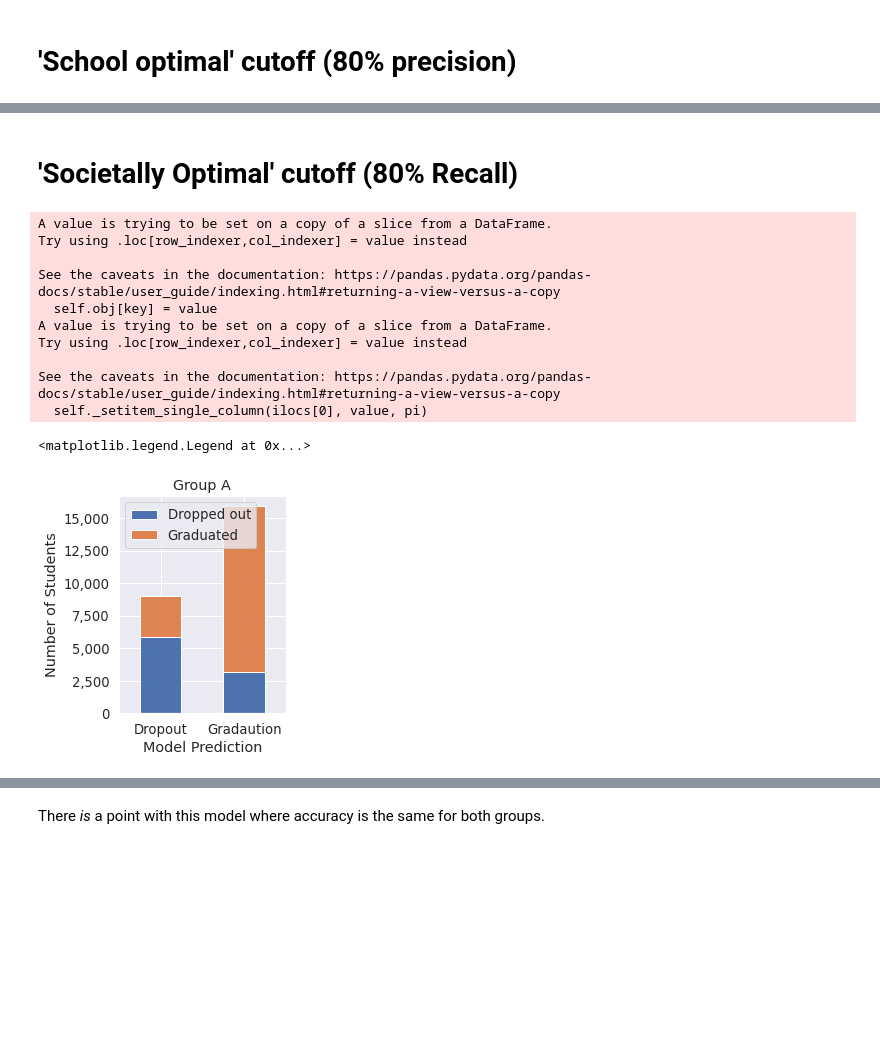
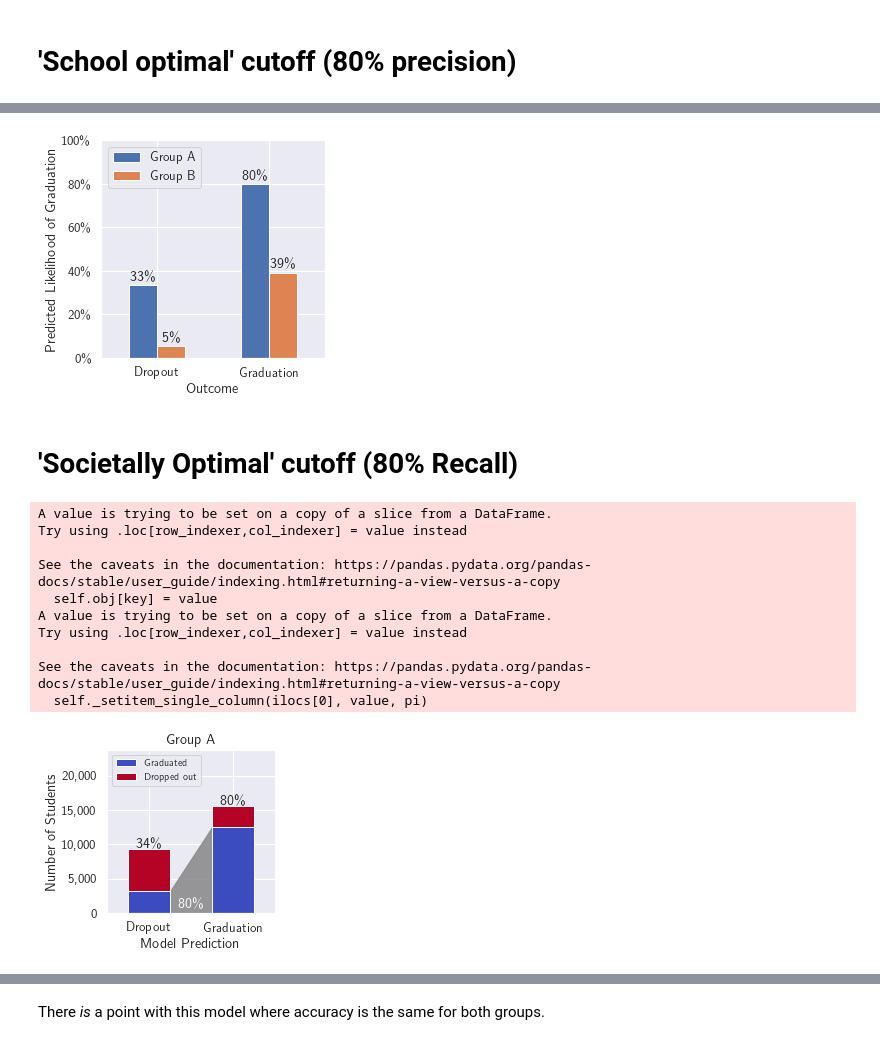
Before and after one commit to Bipartisan-Policy-Center/BPC_MLSeries, a Jupyter notebook: AdmissionsSim/WellSpecified_grad_model.ipynb, the cells around one changed output, grey strips where cells are left out. Drawn from its saved outputs; the diff is of its cells as text; code cells hidden in the pictures; blank space fills up the shorter version.

```diff
--- a/AdmissionsSim/WellSpecified_grad_model.ipynb
+++ b/AdmissionsSim/WellSpecified_grad_model.ipynb
@@ -442,15 +623,0 @@ See the caveats in the documentation: https://pandas.pydata.org/pandas-docs/stab
-# %%
-sns.set(rc={"figure.figsize":(3, 4)})
-sns.set(font_scale=1.2)
-
-hst = hist_datB.set_index('predicted_bin').pivot(columns = 'Actual_Graduation')
-hst.columns = ['Dropped out', 'Graduated']
-ax = hst.plot(kind='bar', stacked = True, legend=None)
-plt.xlabel('Model Prediction')
-plt.ylabel('')
-plt.title('Group B')
-plt.tick_params(labelleft=False)
-ax.set_ylim(0,max_y + max_y*.05)
-
-ax.set_xticklabels(['Dropout', 'Gradaution'])
-plt.xticks(rotation = 0)
@@ -460,43 +704,86 @@ plt.xticks(rotation = 0)
+# %%
+sns.set(rc={"figure.figsize":(4, 4)})
+sns.set(font_scale=1.2, rc={'text.usetex' : True})
+
+avg_grad_p = sim_admission
+avg_grad_p.loc[:,'predicted_graduation'] = avg_grad_p.apply(lambda row: int(row['Predicted_p_Graduation'] > opt_p['threshold'][row['Group']]), axis = 1)
+avg_grad_p = avg_grad_p.groupby(['Group', 'Actual_Graduation'])['predicted_graduation'].mean().apply(lambda x: x*100).reset_index()
+avg_grad_p.columns  = ['Group', 'Outcome', 'Graduation Rate']
+avg_grad_p = avg_grad_p.set_index('Outcome').pivot(columns='Group')
+avg_grad_p.columns = ['Group A', 'Group B']
+avg_grad_p.index = 'Dropout', 'Graduation'
+ax = avg_grad_p.plot(kind = 'bar')
+plt.xticks(rotation = 0)
+plt.legend(loc = 'upper left')
+patches = ax.patches
+for i in range(len(patches)):
+   x = patches[i].get_x() + patches[i].get_width()/2
+   y = patches[i].get_height()+2
+   ax.annotate('{:.0f}\%'.format(patches[i].get_height()), (x, y), ha='center')
+ax.set_ylim(0,100)
+plt.xlabel('Outcome')
+plt.ylabel('Predicted Likelihood of Graduation')
+ax.yaxis.set_major_formatter(ticker.PercentFormatter())
+plt.savefig('Predicted_vs_Actual_on_Outcome_School.png', bbox_inches="tight")
+# %% [output]
+[figure, added]
 # %% [markdown]
 # 'Societally Optimal' cutoff (80% Recall)
 # %%
-sns.set(rc={"figure.figsize":(3, 4)})
-sns.set(font_scale=1.2)
+sns.set(rc={"figure.figsize":(3, 3)})
+sns.set(font_scale=1.2, rc={'text.usetex' : True})
+plt.rc('legend', fontsize=10) #fontsize of the legend
 
 hist_datA = sim_admission[(sim_admission['Group'] == 'A')]
 hist_datA.loc[:,'predicted_bin'] = pd.cut(hist_datA['Predicted_p_Graduation'], bins = [0,opt_r['threshold']['A'],1], right = True)
 hist_datA = hist_datA.groupby('predicted_bin')['Actual_Graduation'].value_counts().rename('counts').to_frame().reset_index()
 
 
 hist_datB = sim_admission[(sim_admission['Group'] == 'B')]
 hist_datB.loc[:,'predicted_bin'] = pd.cut(hist_datB['Predicted_p_Graduation'], bins = [0,opt_r['threshold']['B'],1], right = True)
 hist_datB = hist_datB.groupby('predicted_bin')['Actual_Graduation'].value_counts().rename('counts').to_frame().reset_index()
 
-max_y = max(max(hist_datA.groupby('predicted_bin')['counts'].sum()),
-            max(hist_datB.groupby('predicted_bin')['counts'].sum()))
+# max_y = max(max(hist_datA.groupby('predicted_bin')['counts'].sum()),
+#             max(hist_datB.groupby('predicted_bin')['counts'].sum()))
 
 
 hst = hist_datA.set_index('predicted_bin').pivot(columns = 'Actual_Graduation')
 hst.columns = ['Dropped out', 'Graduated']
-ax = hst.plot(kind='bar', stacked = True)
+hst = hst.loc[:, ['Graduated','Dropped out']]
+ax = hst.plot(kind='bar', stacked = True, colormap = 'coolwarm')
 plt.xlabel('Model Prediction')
 plt.ylabel('Number of Students')
 plt.title('Group A')
-ax.set_xticklabels(['Dropout', 'Gradaution'])
+ax.set_xticklabels(['Dropout', 'Graduation'])
 ax.yaxis.set_major_formatter(ticker.StrMethodFormatter('{x:,.0f}'))
-ax.set_ylim(0,max_y + max_y*.05)
+ax.set_ylim(0,max_y + max_y*.15)
 plt.xticks(rotation = 0)
 plt.legend(loc = 'upper left')
+
+annot = hst['Graduated'] / hst.sum(axis = 1) * 100
+yloc_annot = hst.sum(axis = 1) + 200
+xloc_annot = [0,1]
+ax.annotate('{:.0f}\%'.format(annot[0]), (xloc_annot[0], yloc_annot[0]), ha='center')
+ax.annotate('{:.0f}\%'.format(annot[1]), (xloc_annot[1], yloc_annot[1]), ha='center')
+
+patches = ax.patches
+ax.fill_between([0 + patches[0].get_width()/2,1 - patches[1].get_width()/2], hst['Graduated'],
+                alpha = .8,
+                color = 'grey')
+
+annot_recall = hst['Graduated'][1] / hst['Graduated'].sum() * 100
+ax.annotate('{:.0f}\%'.format(annot_recall), (.5, 750), ha='center', c = 'white')
+
+plt.savefig('CountsA_Societal.png', bbox_inches="tight")
 # %% [output]
 A value is trying to be set on a copy of a slice from a DataFrame.
 Try using .loc[row_indexer,col_indexer] = value instead
 
 See the caveats in the documentation: https://pandas.pydata.org/pandas-docs/stable/user_guide/indexing.html#returning-a-view-versus-a-copy
   self.obj[key] = value
 A value is trying to be set on a copy of a slice from a DataFrame.
 Try using .loc[row_indexer,col_indexer] = value instead
 
 See the caveats in the documentation: https://pandas.pydata.org/pandas-docs/stable/user_guide/indexing.html#returning-a-view-versus-a-copy
   self._setitem_single_column(ilocs[0], value, pi)
-<matplotlib.legend.Legend at 0x...>
-[figure, old version]
+[figure, new version]
```
Also changed, not shown: parts of 45 cells of this notebook, 13 other files.
